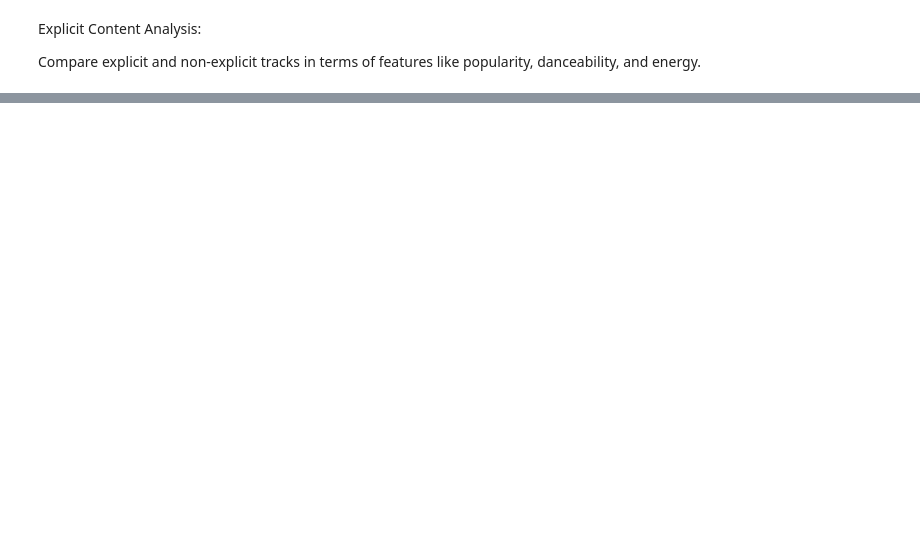
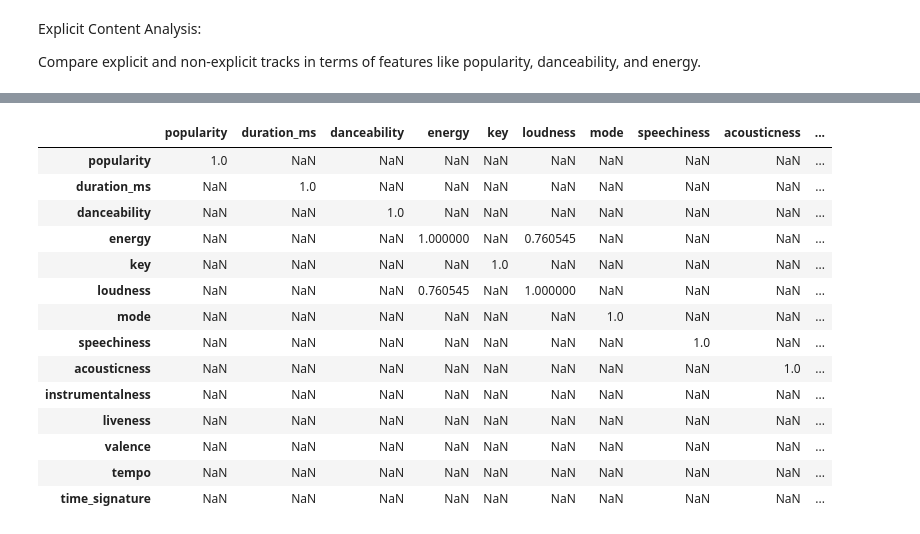
Before and after one commit to CC-Sev/spotify_analysis, a Jupyter notebook: eda.ipynb, the cells around one changed output, grey strips where cells are left out. Drawn from its saved outputs; the diff is of its cells as text; code cells hidden in the pictures; blank space fills up the shorter version.

```diff
--- a/eda.ipynb
+++ b/eda.ipynb
@@ -432,0 +615,18 @@ Compare explicit and non-explicit tracks in terms of features like popularity, d
+# %%
+corr_matrix[corr_matrix > 0.5]
+# %% [output]
+|  | popularity | duration_ms | danceability | energy | key | loudness | mode | speechiness | acousticness | ... |
+| popularity | 1.0 | NaN | NaN | NaN | NaN | NaN | NaN | NaN | NaN | ... |
+| duration_ms | NaN | 1.0 | NaN | NaN | NaN | NaN | NaN | NaN | NaN | ... |
+| danceability | NaN | NaN | 1.0 | NaN | NaN | NaN | NaN | NaN | NaN | ... |
+| energy | NaN | NaN | NaN | 1.000000 | NaN | 0.760545 | NaN | NaN | NaN | ... |
+| key | NaN | NaN | NaN | NaN | 1.0 | NaN | NaN | NaN | NaN | ... |
+| loudness | NaN | NaN | NaN | 0.760545 | NaN | 1.000000 | NaN | NaN | NaN | ... |
+| mode | NaN | NaN | NaN | NaN | NaN | NaN | 1.0 | NaN | NaN | ... |
+| speechiness | NaN | NaN | NaN | NaN | NaN | NaN | NaN | 1.0 | NaN | ... |
+| acousticness | NaN | NaN | NaN | NaN | NaN | NaN | NaN | NaN | 1.0 | ... |
+| instrumentalness | NaN | NaN | NaN | NaN | NaN | NaN | NaN | NaN | NaN | ... |
+| liveness | NaN | NaN | NaN | NaN | NaN | NaN | NaN | NaN | NaN | ... |
+| valence | NaN | NaN | NaN | NaN | NaN | NaN | NaN | NaN | NaN | ... |
+| tempo | NaN | NaN | NaN | NaN | NaN | NaN | NaN | NaN | NaN | ... |
+| time_signature | NaN | NaN | NaN | NaN | NaN | NaN | NaN | NaN | NaN | ... |
```
Also changed, not shown: parts of 16 cells of this notebook.
